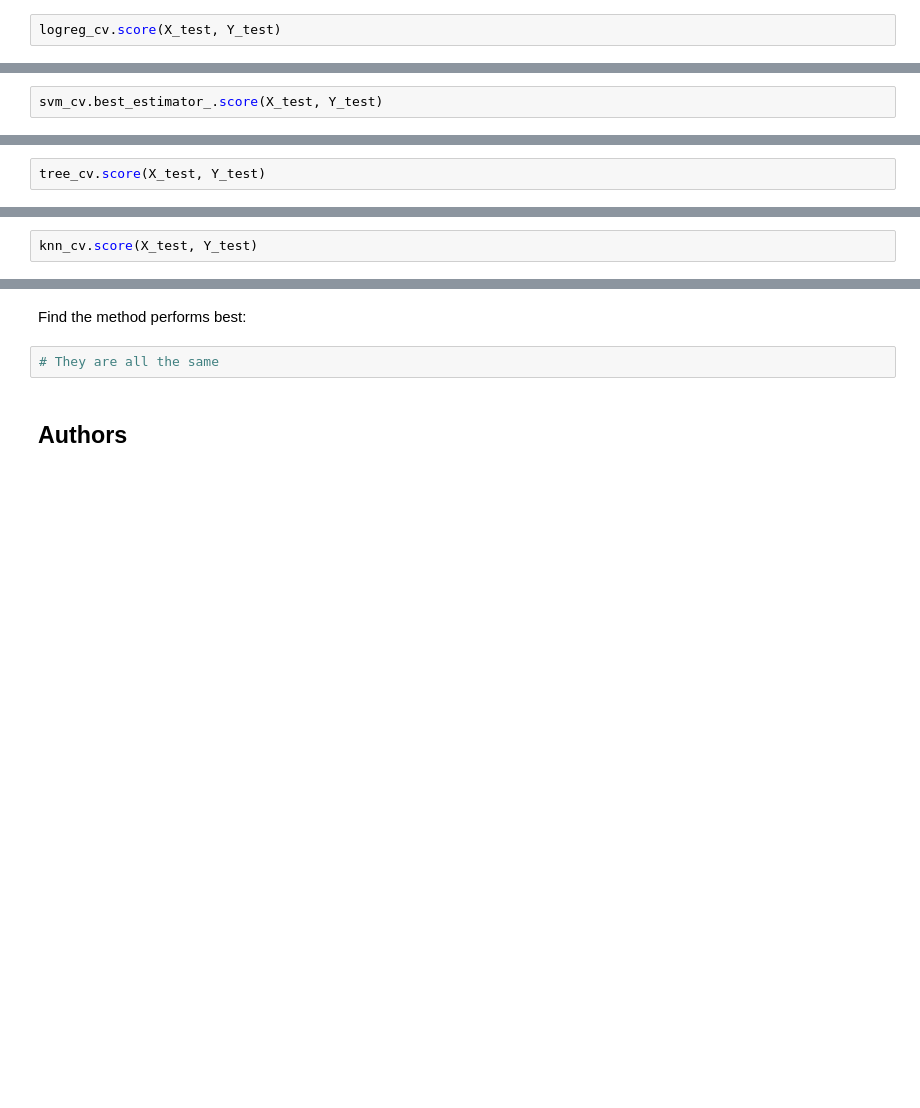
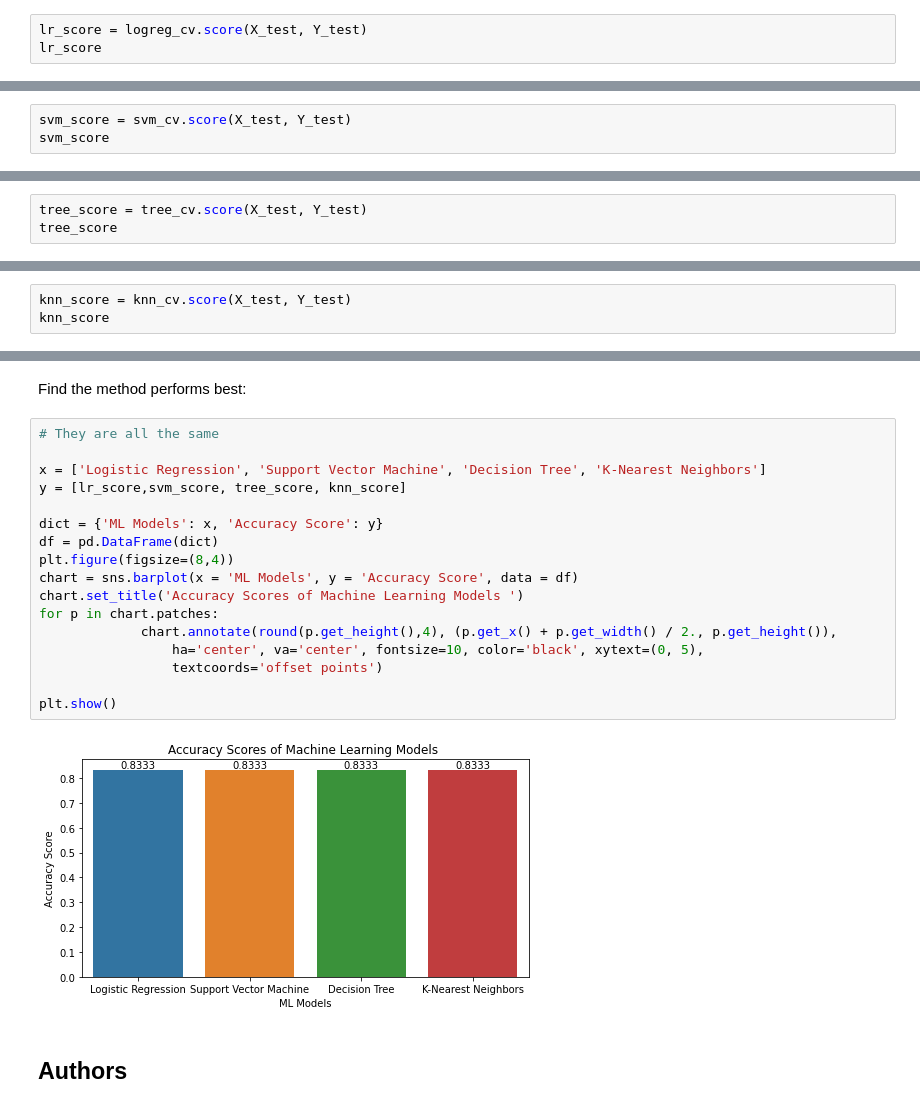
Before and after one commit to cuchrislam/IBM-DataScience-Capstone, a Jupyter notebook: Machine Learning Prediction.ipynb, the cells around one changed output, grey strips where cells are left out. Cells and saved outputs as stored; diff of their text form; blank space fills up the shorter version.

```diff
--- a/Machine Learning Prediction.ipynb
+++ b/Machine Learning Prediction.ipynb
@@ -207,7 +207,8 @@ accuracy : 0.8464285714285713
 # %% [markdown]
 Calculate the accuracy on the test data using the method <code>score</code>:
 # %%
-logreg_cv.score(X_test, Y_test)
+lr_score = logreg_cv.score(X_test, Y_test)
+lr_score
 # %% [output]
 0.8333333333333334
 # %% [markdown]
@@ -252,7 +253,8 @@ accuracy : 0.8482142857142856
 # %% [markdown]
 Calculate the accuracy on the test data using the method <code>score</code>:
 # %%
-svm_cv.best_estimator_.score(X_test, Y_test)
+svm_score = svm_cv.score(X_test, Y_test)
+svm_score
 # %% [output]
 0.8333333333333334
 # %% [markdown]
@@ -299,7 +301,8 @@ accuracy : 0.8767857142857143
 # %% [markdown]
 Calculate the accuracy of tree_cv on the test data using the method <code>score</code>:
 # %%
-tree_cv.score(X_test, Y_test)
+tree_score = tree_cv.score(X_test, Y_test)
+tree_score
 # %% [output]
 0.8333333333333334
 # %% [markdown]
@@ -339,7 +342,8 @@ accuracy : 0.8482142857142858
 # %% [markdown]
 Calculate the accuracy of tree_cv on the test data using the method <code>score</code>:
 # %%
-knn_cv.score(X_test, Y_test)
+knn_score = knn_cv.score(X_test, Y_test)
+knn_score
 # %% [output]
 0.8333333333333334
 # %% [markdown]
@@ -353,8 +357,25 @@ plot_confusion_matrix(Y_test,yhat)
 ## TASK  12
 # %% [markdown]
 Find the method performs best:
-# %%
-# They are all the same
+# %%
+# They are all the same
+
+x = ['Logistic Regression', 'Support Vector Machine', 'Decision Tree', 'K-Nearest Neighbors']
+y = [lr_score,svm_score, tree_score, knn_score]
+
+dict = {'ML Models': x, 'Accuracy Score': y}
+df = pd.DataFrame(dict)
+plt.figure(figsize=(8,4))
+chart = sns.barplot(x = 'ML Models', y = 'Accuracy Score', data = df)
+chart.set_title('Accuracy Scores of Machine Learning Models ')
+for p in chart.patches:
+             chart.annotate(round(p.get_height(),4), (p.get_x() + p.get_width() / 2., p.get_height()),
+                 ha='center', va='center', fontsize=10, color='black', xytext=(0, 5),
+                 textcoords='offset points')
+
+plt.show()
+# %% [output]
+[figure, added]
 # %% [markdown]
 ## Authors
 # %% [markdown]
```
Also changed, not shown: parts of 1 cell of this notebook.
